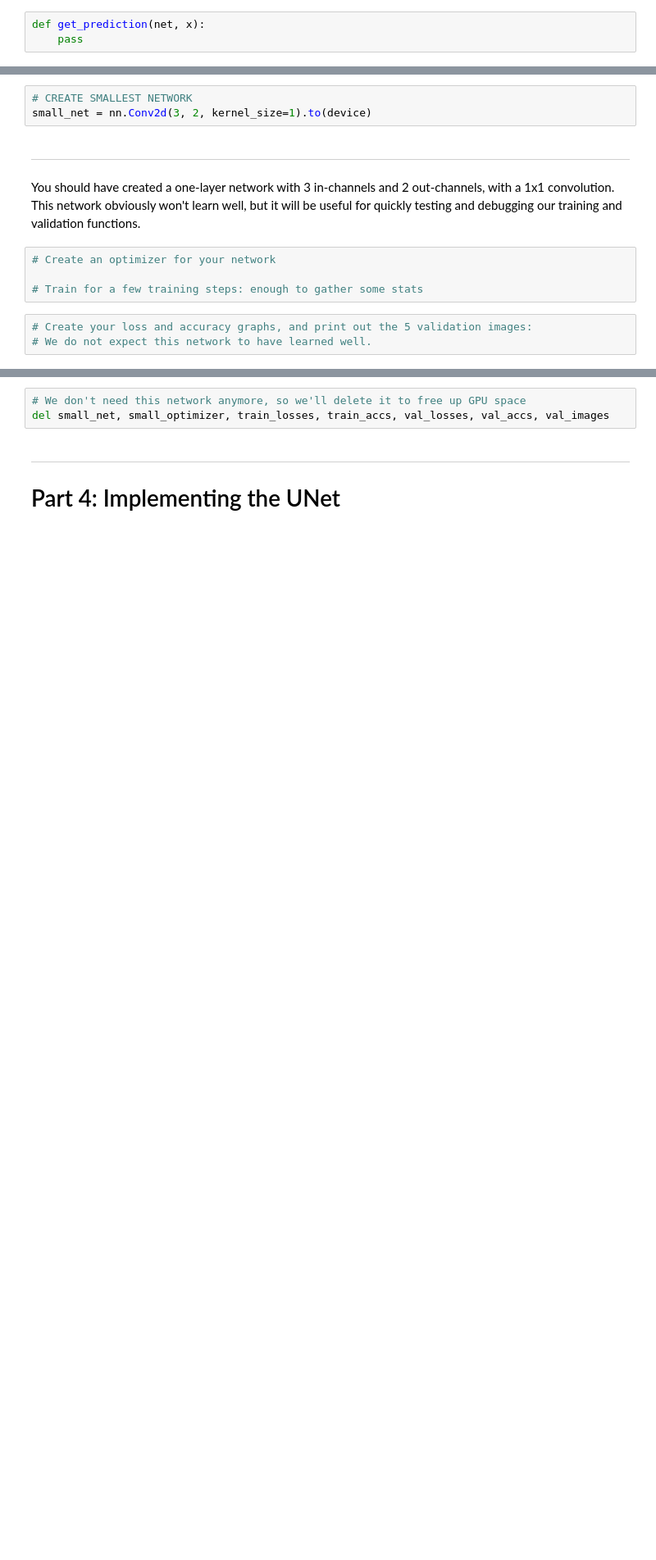
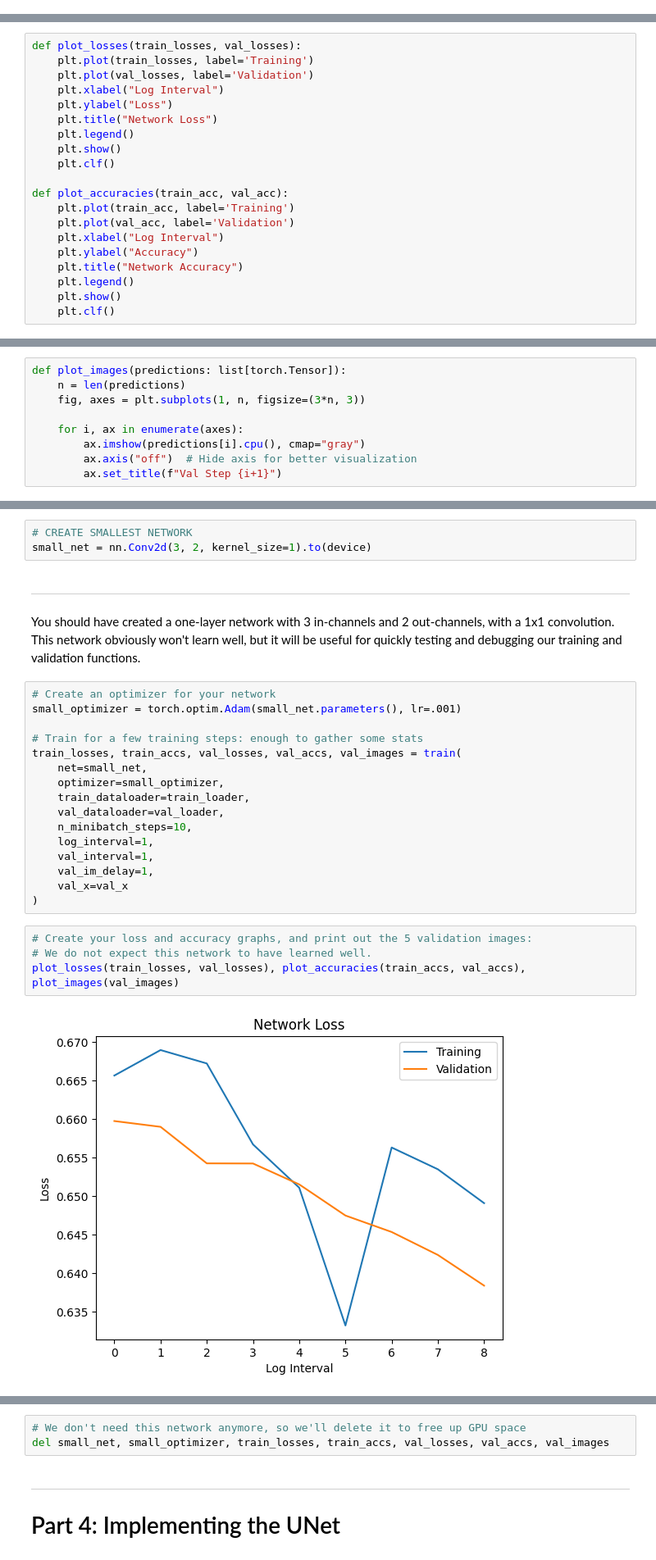
Before and after one commit to andrewhall1124/CS_474, a Jupyter notebook: labs/lab4_unets.ipynb, the cells around one changed output, grey strips where cells are left out. Shown at 82% size. Saved outputs shown, nothing was run; the diff lists cells and outputs as text; blank space fills up the shorter version.

```diff
--- a/labs/lab4_unets.ipynb
+++ b/labs/lab4_unets.ipynb
@@ -188,5 +305,2 @@ We'll start with validation, since its simpler. Create a validation function tha
 # %% [markdown]
 Because this is a very visual task, we also want to see how our model's predictions change over time. We'll use a single image: `val_dataset[172]` and store our model's prediction on it each time we perform validation. At the end, we can print out the images to see how our model improves over time. Create a function that takes in an image tensor of shape `(1, C, H, W)` (batch size of 1) and returns a prediction image of shape `(H, W)`, i.e remove the batch dimension and argmax the channel dimension to get the pixel predictions. Don't forget to use `torch.no_grad()`.
-# %%
-def get_prediction(net, x):
-    pass
@@ -193,8 +314,37 @@ def get_prediction(net, x):
 # %% [markdown]
 Create a function(s) to plot your training/validation losses on the same plot and your training/validation accuracies on the same plot.
 Label your axes and add a legend to make your plots legible.
+# %%
+def plot_losses(train_losses, val_losses):
+    plt.plot(train_losses, label='Training')
+    plt.plot(val_losses, label='Validation')
+    plt.xlabel("Log Interval")
+    plt.ylabel("Loss")
+    plt.title("Network Loss")
+    plt.legend()
+    plt.show()
+    plt.clf()
+
+def plot_accuracies(train_acc, val_acc):
+    plt.plot(train_acc, label='Training')
+    plt.plot(val_acc, label='Validation')
+    plt.xlabel("Log Interval")
+    plt.ylabel("Accuracy")
+    plt.title("Network Accuracy")
+    plt.legend()
+    plt.show()
+    plt.clf()
 # %% [markdown]
 Create another function to plot 5 image predictions.
+# %%
+def plot_images(predictions: list[torch.Tensor]):
+    n = len(predictions)
+    fig, axes = plt.subplots(1, n, figsize=(3*n, 3))
+
+    for i, ax in enumerate(axes):
+        ax.imshow(predictions[i].cpu(), cmap="gray")
+        ax.axis("off")  # Hide axis for better visualization
+        ax.set_title(f"Val Step {i+1}")
 # %% [markdown]
 ---
 
@@ -225,8 +417,23 @@ small_net = nn.Conv2d(3, 2, kernel_size=1).to(device)
 You should have created a one-layer network with 3 in-channels and 2 out-channels, with a 1x1 convolution. This network obviously won't learn well, but it will be useful for quickly testing and debugging our training and validation functions.
 # %%
 # Create an optimizer for your network
+small_optimizer = torch.optim.Adam(small_net.parameters(), lr=.001)
 
 # Train for a few training steps: enough to gather some stats
+train_losses, train_accs, val_losses, val_accs, val_images = train(
+    net=small_net,
+    optimizer=small_optimizer,
+    train_dataloader=train_loader,
+    val_dataloader=val_loader,
+    n_minibatch_steps=10,
+    log_interval=1,
+    val_interval=1,
+    val_im_delay=1,
+    val_x=val_x
+)
 # %%
 # Create your loss and accuracy graphs, and print out the 5 validation images:
 # We do not expect this network to have learned well.
+plot_losses(train_losses, val_losses), plot_accuracies(train_accs, val_accs), plot_images(val_images)
+# %% [output]
+[figure, added]
```
Also changed, not shown: parts of 34 cells of this notebook, 2 other files.
